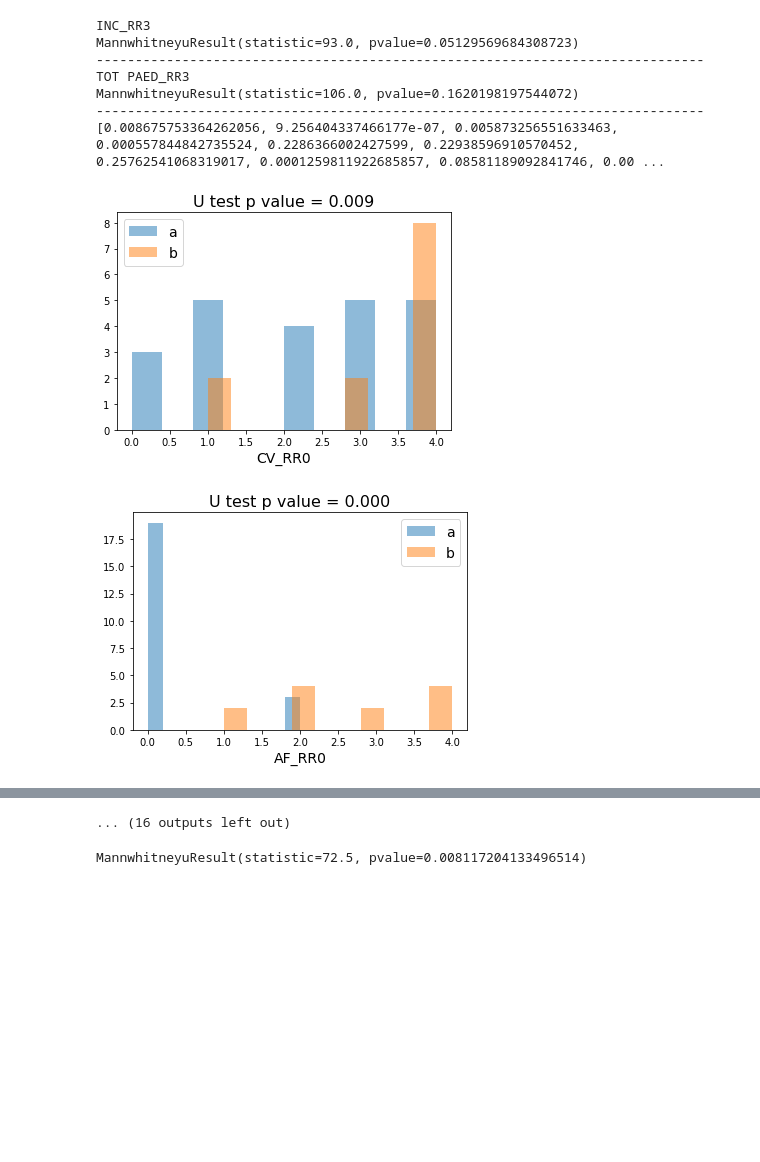
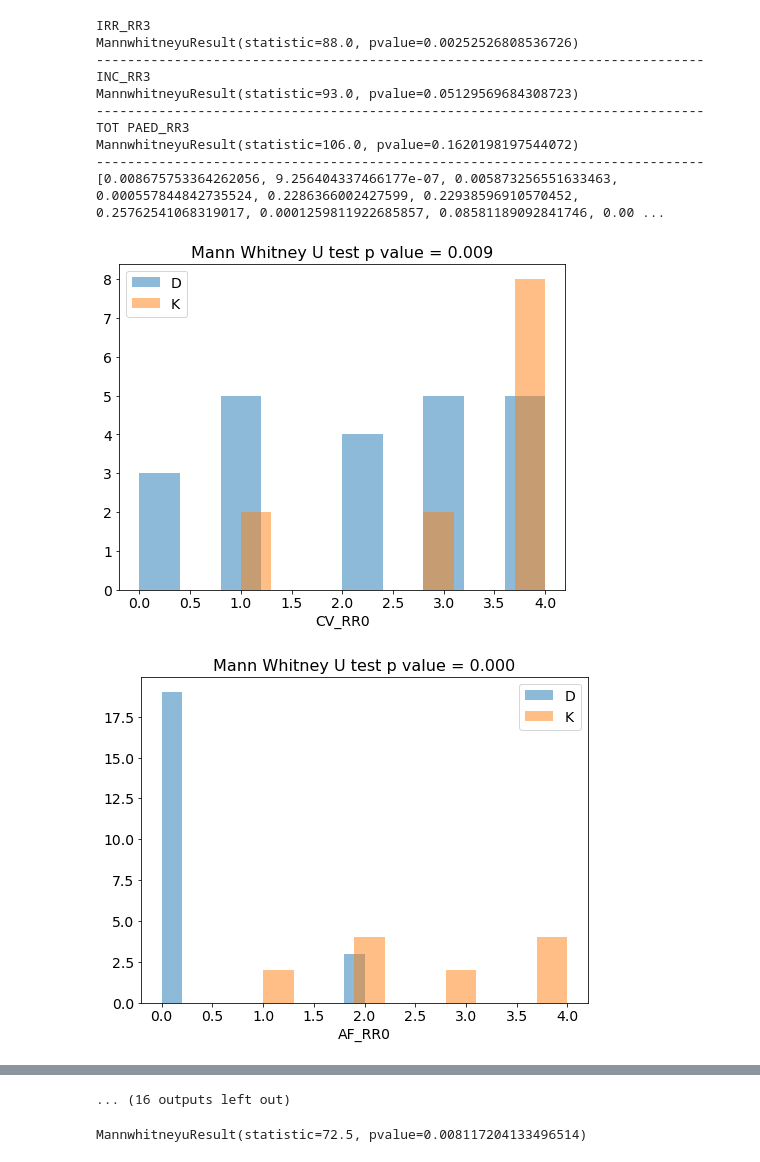
Before and after one commit to agonmer/DEX, a Jupyter notebook: Utest.ipynb, the cells around one changed output, grey strips where cells are left out. Cells and saved outputs as stored; diff of their text form; code cells hidden in the pictures; blank space fills up the shorter version.

Commit message:
U test for FC

```diff
--- a/Utest.ipynb
+++ b/Utest.ipynb
@@ -28,12 +28,16 @@ for kk in range(len(valid_fields)):
     print(res)
     print('------------------------------------------------------------------------------')
 
-    fig = plt.figure()
-    plt.hist(a,alpha=0.5,label='a')
-    plt.hist(b,alpha=0.5,label='b')
+    fig = plt.figure(figsize=(8,6))
+    plt.hist(a,alpha=0.5,label='D')
+    plt.hist(b,alpha=0.5,label='K')
     plt.legend(fontsize=14)
+    plt.tick_params(axis='both',labelsize=14)
     plt.xlabel(valid_fields[kk],fontsize=14)
-    plt.title('U test p value = {pval:.3f}'.format(pval = res.pvalue),fontsize=16)
+    plt.title('Mann Whitney U test p value = {pval:.3f}'.format(pval = res.pvalue),fontsize=16)
+    if valid_fields[kk]=='TOT PAED_RR0':
+        figure_name = 'histogram_tot_paed_rr0.png'
+        plt.savefig(figure_name,bbox_inches='tight',r=300)
 
 print(pval_u)
 # %% [output]
@@ -56,10 +60,13 @@ MannwhitneyuResult(statistic=88.0, pvalue=0.00252526808536726)
 ------------------------------------------------------------------------------
+IRR_RR3
+MannwhitneyuResult(statistic=88.0, pvalue=0.00252526808536726)
+------------------------------------------------------------------------------
 INC_RR3
 MannwhitneyuResult(statistic=93.0, pvalue=0.05129569684308723)
 ------------------------------------------------------------------------------
 TOT PAED_RR3
 MannwhitneyuResult(statistic=106.0, pvalue=0.1620198197544072)
 ------------------------------------------------------------------------------
 [0.008675753364262056, 9.256404337466177e-07, 0.005873256551633463, 0.000557844842735524, 0.2286366002427599, 0.22938596910570452, 0.25762541068319017, 0.0001259811922685857, 0.08581189092841746, 0.00 ...
-[figure, old version]
+[figure, new version]
-[figure, old version]
+[figure, new version]
```
Also changed, not shown: parts of 1 cell of this notebook, 5 other files.
